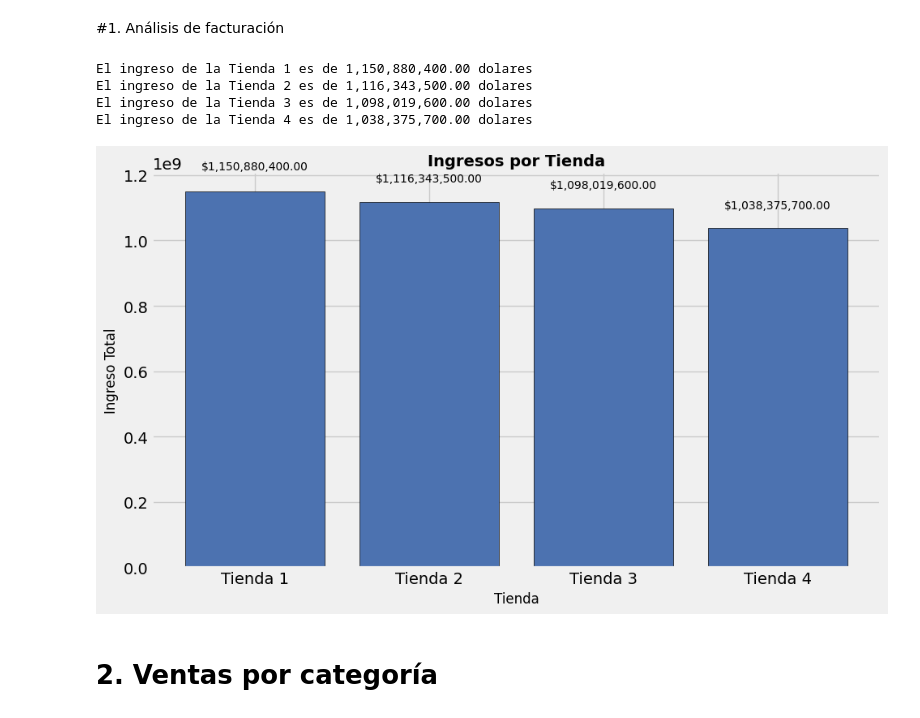
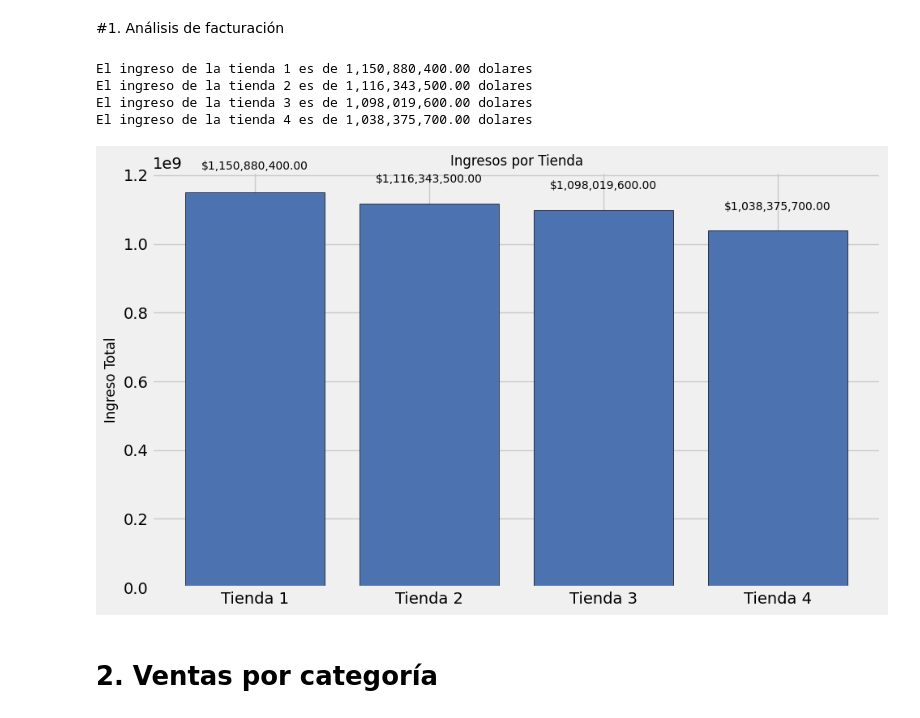
Before and after one commit to AlanGranea/Challenge-Alura-Store, a Jupyter notebook: AluraStoreLatam.ipynb, the cells around one changed output. Drawn from its saved outputs; the diff is of its cells as text; code cells hidden in the pictures.

```diff
--- a/AluraStoreLatam.ipynb
+++ b/AluraStoreLatam.ipynb
@@ -30,41 +30,39 @@ import matplotlib.pyplot as plt
 
 ingreso1 = tienda["Precio"].sum()
 ingreso2 = tienda2["Precio"].sum()
 ingreso3 = tienda3["Precio"].sum()
 ingreso4 = tienda4["Precio"].sum()
 
 print(f'El ingreso de la tienda 1 es de {ingreso1:,.2f} dolares')
 print(f'El ingreso de la tienda 2 es de {ingreso2:,.2f} dolares')
 print(f'El ingreso de la tienda 3 es de {ingreso3:,.2f} dolares')
 print(f'El ingreso de la tienda 4 es de {ingreso4:,.2f} dolares')
 
 ingresos = pd.DataFrame({
     "Tienda": ["Tienda 1", "Tienda 2", "Tienda 3", "Tienda 4"],
     "Total": [ingreso1, ingreso2, ingreso3, ingreso4]
 })
 
 plt.style.use("fivethirtyeight")
 fig, ax = plt.subplots(figsize=(10, 6))
-
 barras = ax.bar(ingresos["Tienda"], ingresos["Total"], color="#4C72B0", edgecolor='black')
 
 for barra in barras:
     valor = barra.get_height()
     ax.text(barra.get_x() + barra.get_width()/2, valor + 0.05 * valor, f"${valor:,.2f}",
             ha='center', va='bottom', fontsize=10)
 
-ax.set_xlabel("Tienda", fontsize=12)
 ax.set_ylabel("Ingreso Total", fontsize=12)
-ax.set_title("Ingresos por Tienda", fontsize=14, fontweight='bold')
+ax.set_title("Ingresos por Tienda", fontsize=12)
 
 plt.tight_layout()
 plt.show()
 # %% [output]
-El ingreso de la Tienda 1 es de 1,150,880,400.00 dolares
-El ingreso de la Tienda 2 es de 1,116,343,500.00 dolares
-El ingreso de la Tienda 3 es de 1,098,019,600.00 dolares
-El ingreso de la Tienda 4 es de 1,038,375,700.00 dolares
+El ingreso de la tienda 1 es de 1,150,880,400.00 dolares
+El ingreso de la tienda 2 es de 1,116,343,500.00 dolares
+El ingreso de la tienda 3 es de 1,098,019,600.00 dolares
+El ingreso de la tienda 4 es de 1,038,375,700.00 dolares
-[figure, old version]
+[figure, new version]
 # %% [markdown]
 # 2. Ventas por categoría
 # %%
```
Also changed, not shown: parts of 2 cells of this notebook.
